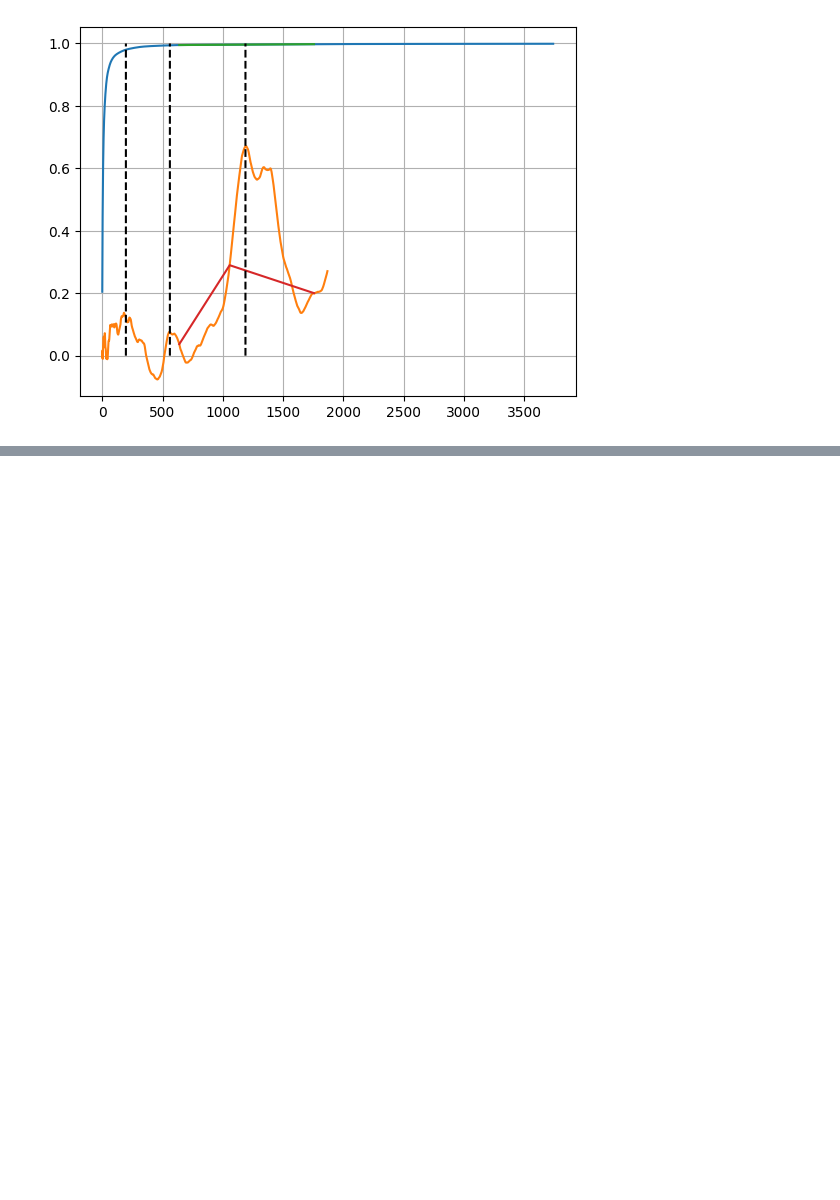
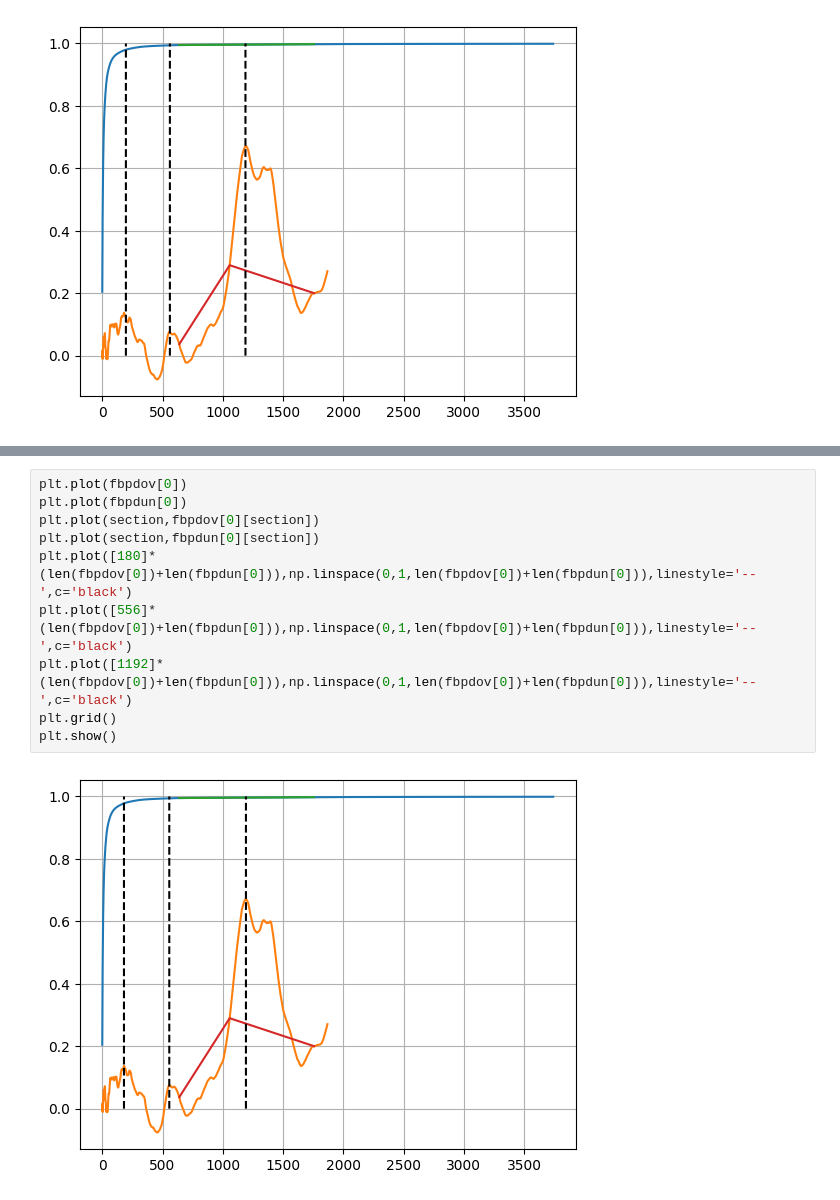
Before and after one commit to bahram3000/google_colab, a Jupyter notebook: btc_period_and_predictions_find.ipynb, the cells around one changed output, grey strips where cells are left out. Cells and saved outputs as stored; diff of their text form; blank space fills up the shorter version.

```diff
--- a/btc_period_and_predictions_find.ipynb
+++ b/btc_period_and_predictions_find.ipynb
@@ -71,0 +103,12 @@ plt.show()
+# %%
+plt.plot(fbpdov[0])
+plt.plot(fbpdun[0])
+plt.plot(section,fbpdov[0][section])
+plt.plot(section,fbpdun[0][section])
+plt.plot([180]*(len(fbpdov[0])+len(fbpdun[0])),np.linspace(0,1,len(fbpdov[0])+len(fbpdun[0])),linestyle='--',c='black')
+plt.plot([556]*(len(fbpdov[0])+len(fbpdun[0])),np.linspace(0,1,len(fbpdov[0])+len(fbpdun[0])),linestyle='--',c='black')
+plt.plot([1192]*(len(fbpdov[0])+len(fbpdun[0])),np.linspace(0,1,len(fbpdov[0])+len(fbpdun[0])),linestyle='--',c='black')
+plt.grid()
+plt.show()
+# %% [output]
+[figure, added]
```
Also changed, not shown: parts of 5 cells of this notebook.
